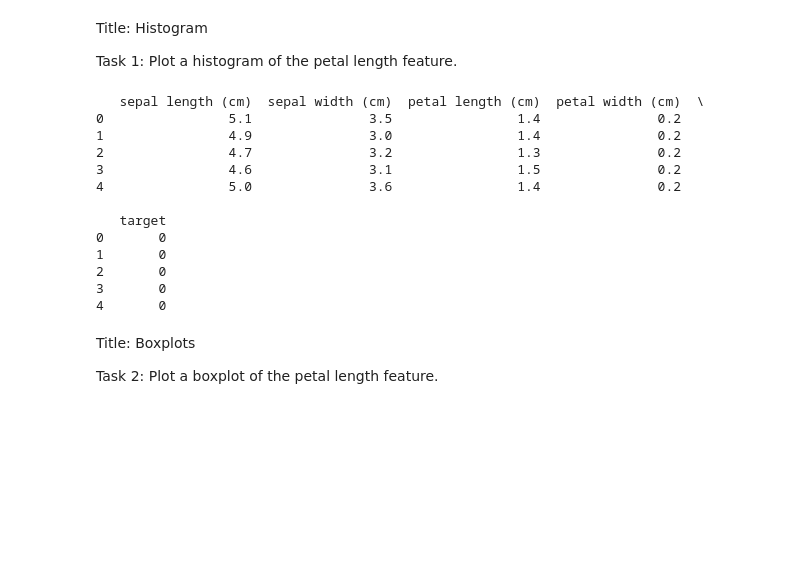
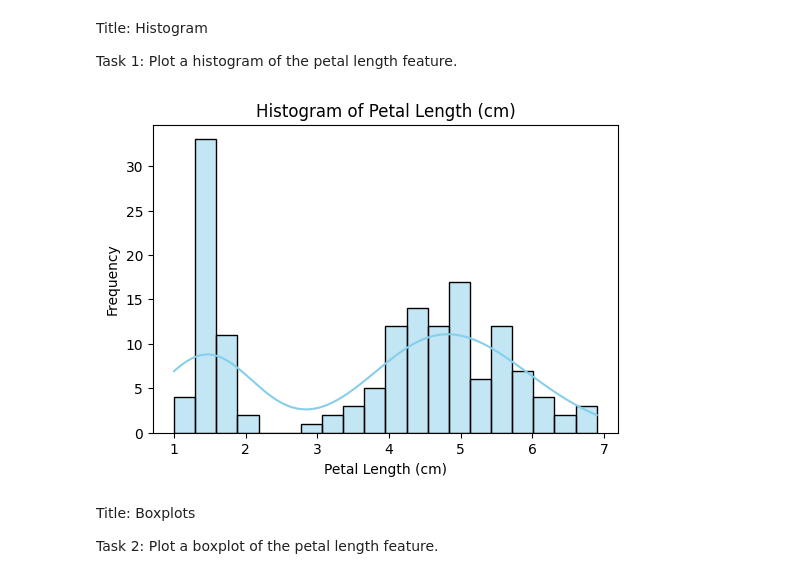
Before and after one commit to Harsha-H-G/AI---ML, a Jupyter notebook: src/Module 4/Data Visualization & Statistical Analysis/q2.ipynb, the cells around one changed output. Saved outputs shown, nothing was run; the diff lists cells and outputs as text; code cells hidden in the pictures; blank space fills up the shorter version.

```diff
--- a/src/Module 4/Data Visualization & Statistical Analysis/q2.ipynb
+++ b/src/Module 4/Data Visualization & Statistical Analysis/q2.ipynb
@@ -9,34 +9,25 @@ Title: Histogram<br>
 
 Task 1: Plot a histogram of the petal length feature.
 # %%
-# Write your code from here
-# Univariate Analysis using the Iris dataset
+
 
 import matplotlib.pyplot as plt
 import seaborn as sns
 from sklearn.datasets import load_iris
 import pandas as pd
 
 # Load the Iris dataset
 iris = load_iris(as_frame=True)
 df = iris.frame
 
-# Display first few rows to verify
-print(df.head())
+plt.figure(figsize=(6, 4))
+sns.histplot(df['petal length (cm)'], bins=20, color='skyblue', kde=True)
+plt.title('Histogram of Petal Length (cm)')
+plt.xlabel('Petal Length (cm)')
+plt.ylabel('Frequency')
+plt.show()
 # %% [output]
-   sepal length (cm)  sepal width (cm)  petal length (cm)  petal width (cm)  \
-0                5.1               3.5                1.4               0.2
-1                4.9               3.0                1.4               0.2
-2                4.7               3.2                1.3               0.2
-3                4.6               3.1                1.5               0.2
-4                5.0               3.6                1.4               0.2
-
-   target
-0       0
-1       0
-2       0
-3       0
-4       0
+[figure, added]
 # %% [markdown]
 Title: Boxplots<br>
 
```
Also changed, not shown: parts of 1 cell of this notebook, 2 other files.
